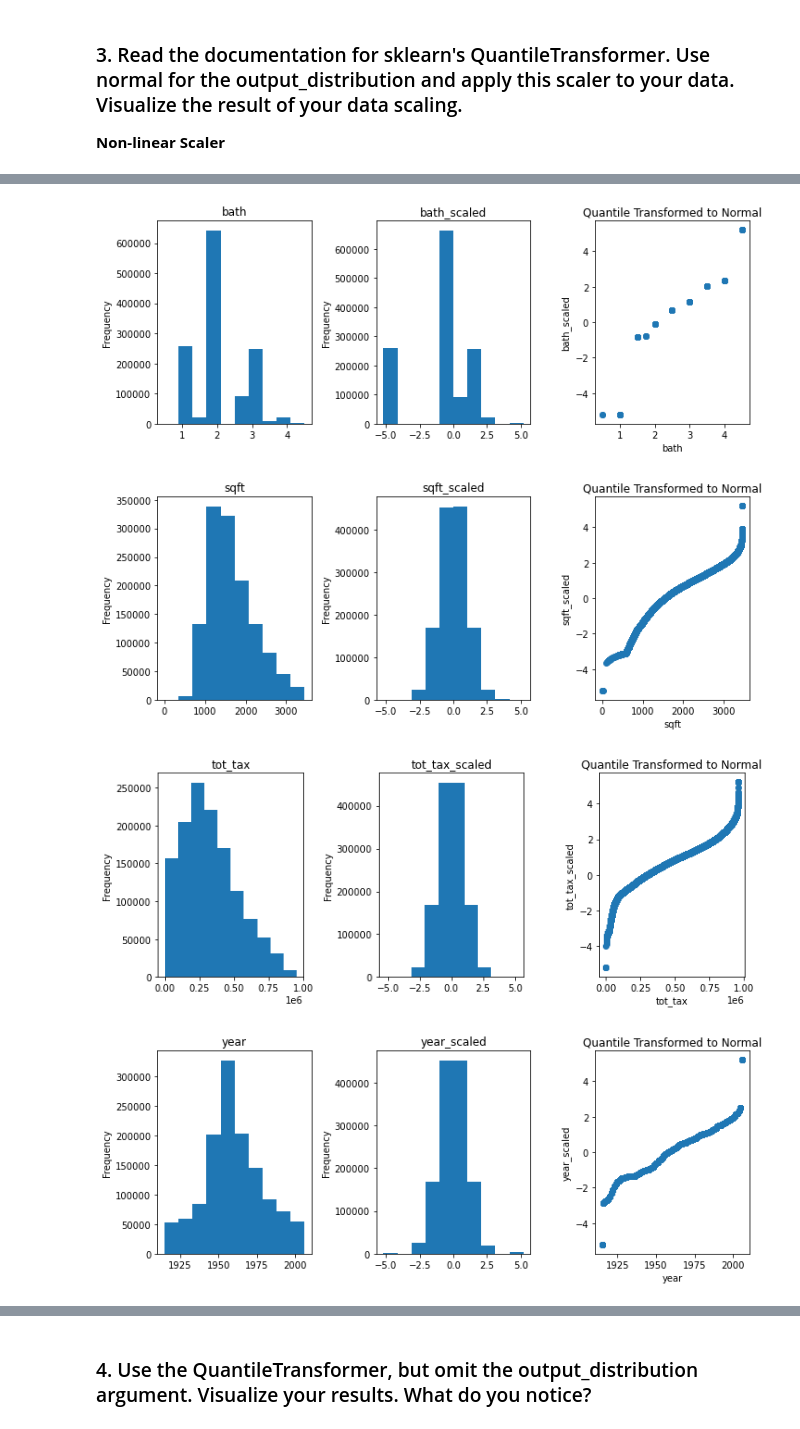
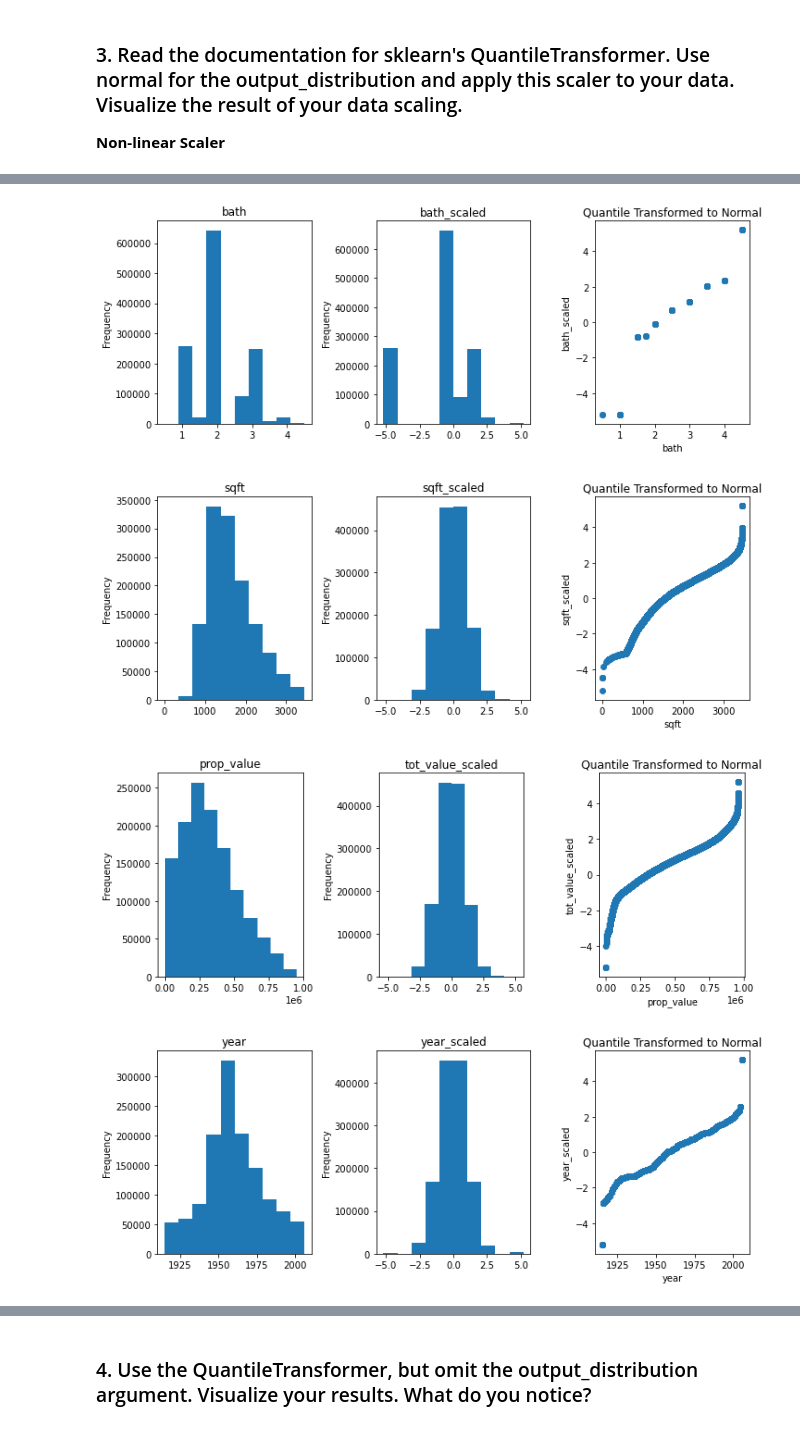
Before and after one commit to Jason-Tellez/regression-exercises, a Jupyter notebook: scaling.ipynb, the cells around one changed output, grey strips where cells are left out. Drawn from its saved outputs; the diff is of its cells as text; code cells hidden in the pictures.

```diff
--- a/scaling.ipynb
+++ b/scaling.ipynb
@@ -73,7 +89,7 @@ minmax_validate = validate.copy()
 minmax_test = test.copy()
 
 # assign the scaled values as new columns in the train
-minmax_train[['bed_scaled', 'bath_scaled', 'sqft_scaled', 'tot_tax_scaled', 'year_scaled', 'prop_tax_scaled', 'zip_scaled']] = scaled_zillow
+minmax_train[['bed_scaled', 'bath_scaled', 'sqft_scaled', 'tot_value_scaled', 'year_scaled', 'prop_tax_scaled', 'zip_scaled']] = scaled_zillow
 # %%
 minmax_train
 # %% [output]
@@ -140,9 +156,9 @@ std_scaler = sklearn.preprocessing.StandardScaler()
 std_scaler.fit(train)
 
 # 3. use the object. Scale total_bill only
-std_train[['bed_scaled', 'bath_scaled', 'sqft_scaled', 'tot_tax_scaled', 'year_scaled', 'prop_tax_scaled', 'zip_scaled']] = std_scaler.transform(train)
-std_test[['bed_scaled', 'bath_scaled', 'sqft_scaled', 'tot_tax_scaled', 'year_scaled', 'prop_tax_scaled', 'zip_scaled']] = std_scaler.transform(test)
-std_validate[['bed_scaled', 'bath_scaled', 'sqft_scaled', 'tot_tax_scaled', 'year_scaled', 'prop_tax_scaled', 'zip_scaled']] = std_scaler.transform(validate)
+std_train[['bed_scaled', 'bath_scaled', 'sqft_scaled', 'tot_value_scaled', 'year_scaled', 'prop_tax_scaled', 'zip_scaled']] = std_scaler.transform(train)
+std_test[['bed_scaled', 'bath_scaled', 'sqft_scaled', 'tot_value_scaled', 'year_scaled', 'prop_tax_scaled', 'zip_scaled']] = std_scaler.transform(test)
+std_validate[['bed_scaled', 'bath_scaled', 'sqft_scaled', 'tot_value_scaled', 'year_scaled', 'prop_tax_scaled', 'zip_scaled']] = std_scaler.transform(validate)
 # %%
 for i in np.arange((len(std_train.drop(columns=['zip','zip_scaled']).columns))* 0.5):
     x = std_train.columns[i]
@@ -188,9 +204,9 @@ rob_scaler = sklearn.preprocessing.RobustScaler()
 rob_scaler.fit(train)
 
 # 3. use the object
-rob_train[['bed_scaled', 'bath_scaled', 'sqft_scaled', 'tot_tax_scaled', 'year_scaled', 'prop_tax_scaled', 'zip_scaled']] = rob_scaler.transform(train)
-rob_test[['bed_scaled', 'bath_scaled', 'sqft_scaled', 'tot_tax_scaled', 'year_scaled', 'prop_tax_scaled', 'zip_scaled']] = rob_scaler.transform(test)
-rob_validate[['bed_scaled', 'bath_scaled', 'sqft_scaled', 'tot_tax_scaled', 'year_scaled', 'prop_tax_scaled', 'zip_scaled']] = rob_scaler.transform(validate)
+rob_train[['bed_scaled', 'bath_scaled', 'sqft_scaled', 'tot_value_scaled', 'year_scaled', 'prop_tax_scaled', 'zip_scaled']] = rob_scaler.transform(train)
+rob_test[['bed_scaled', 'bath_scaled', 'sqft_scaled', 'tot_value_scaled', 'year_scaled', 'prop_tax_scaled', 'zip_scaled']] = rob_scaler.transform(test)
+rob_validate[['bed_scaled', 'bath_scaled', 'sqft_scaled', 'tot_value_scaled', 'year_scaled', 'prop_tax_scaled', 'zip_scaled']] = rob_scaler.transform(validate)
 # %%
 for i in np.arange((len(rob_train.drop(columns=['zip','zip_scaled']).columns))* 0.5):
     x = rob_train.columns[i]
@@ -281,36 +297,36 @@ nonlin_scaler = sklearn.preprocessing.QuantileTransformer(output_distribution='n
 nonlin_scaler.fit(train)
 
 # 3. use the object
-nonlin_train[['bed_scaled', 'bath_scaled', 'sqft_scaled', 'tot_tax_scaled', 'year_scaled', 'prop_tax_scaled', 'zip_scaled']] = nonlin_scaler.transform(train)
+nonlin_train[['bed_scaled', 'bath_scaled', 'sqft_scaled', 'tot_value_scaled', 'year_scaled', 'prop_tax_scaled', 'zip_scaled']] = nonlin_scaler.transform(train)
 
 for i in np.arange((len(nonlin_train.drop(columns=['zip','zip_scaled']).columns))* 0.5):
     x = nonlin_train.columns[i]
     y = nonlin_train.columns[i + (len(nonlin_train.columns)* 0.5)]
 
     # Visualize the un-scaled and scaled distribution for all columns
     plt.figure(figsize=(10, 4))
 
 
     # subplot 1
     plt.subplot(131)
     nonlin_train[x].plot.hist(title=x)
 
     #subplot 2
     plt.subplot(132)
     nonlin_train[y].plot.hist(title=y)
 
     # Visualize the scaling:
     plt.subplot(133)
     plt.scatter(nonlin_train[x], nonlin_train[y])
     plt.xlabel(x)
     plt.ylabel(y)
     plt.title('Quantile Transformed to Normal')
     plt.tight_layout()
 # %% [output]
 [figure]
 [figure]
-[figure, old version]
+[figure, new version]
-[figure, old version]
+[figure, new version]
 [figure]
 [figure]
 # %% [markdown]
```
Also changed, not shown: parts of 11 cells of this notebook.
